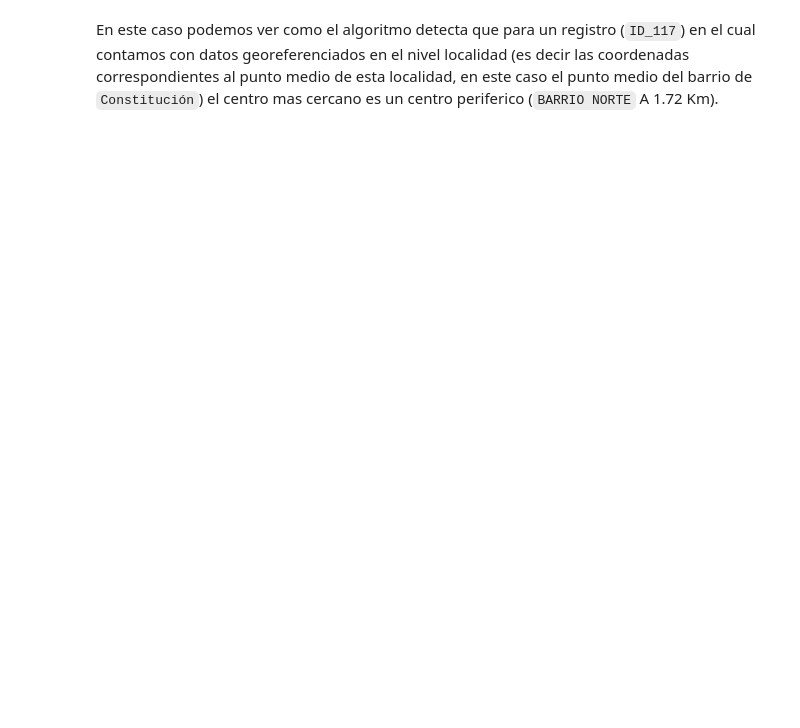
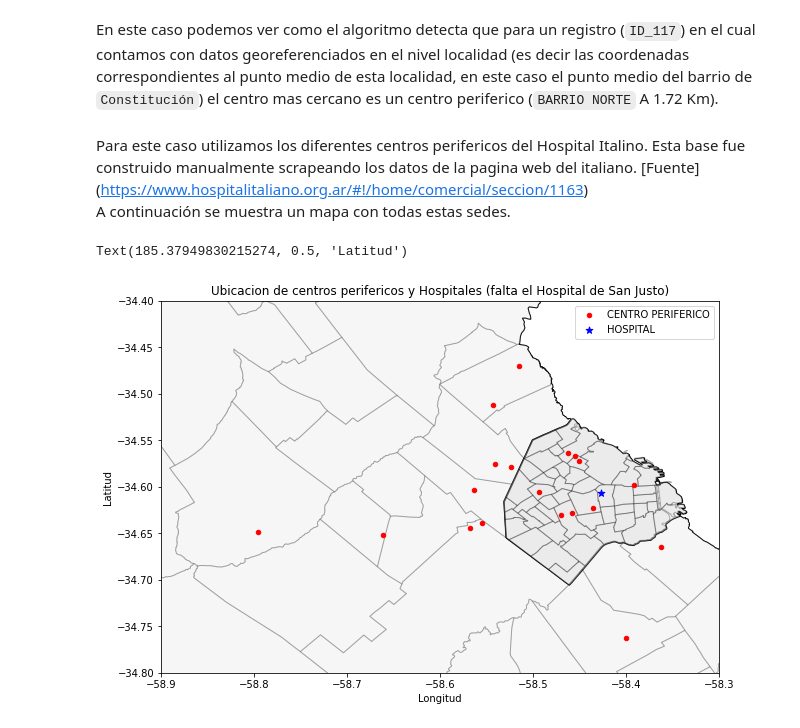
Before and after one commit to joaquinmenendez/HI_GIS, a Jupyter notebook: Informe_georeferenciamiento.ipynb, the cells around one changed output. Cells and saved outputs as stored; diff of their text form; code cells hidden in the pictures; blank space fills up the shorter version.

```diff
--- a/Informe_georeferenciamiento.ipynb
+++ b/Informe_georeferenciamiento.ipynb
@@ -119,6 +119,7 @@ PROVINCIAS = gpd.read_file('./poligonos/provincia_IGN.json') # Poligono Provinci
 capital = PROVINCIAS[PROVINCIAS.nam == 'Ciudad Autónoma de Buenos Aires']  # Poligono CABA
 comunas_capital = gpd.read_file('./poligonos/CABA_comunas.geojson')  # Poligono Comunas
 barrios_capital = gpd.read_file('./poligonos/barrios_solo_capital.geojson')  # Poligono Barrios
+municipalidades = gpd.read_file('./poligonos/municipio_IGN.json') # Poligonos municipios
 # %%
 usuario = augmented_df2.iloc[117].copy()  # Elegimos una persona al azar de Capital
 usuario['sede_mas_cercana'] = get_centroides.getMinPorTipo(usuario, sedes, tipo = ['CENTRO PERIFERICO', 'HOSPITAL'])
@@ -174,2 +178,29 @@ plt.legend()
 # %% [markdown]
 En este caso podemos ver como el algoritmo detecta que para un registro (`ID_117`) en el cual contamos con datos georeferenciados en el nivel localidad (es decir las coordenadas correspondientes al punto medio de esta localidad, en este caso el punto medio del barrio de `Constitución`) el centro mas cercano es un centro periferico (`BARRIO NORTE` A 1.72 Km).
+# %% [markdown]
+Para este caso utilizamos los diferentes centros perifericos del Hospital Italino.
+Esta base fue construido manualmente scrapeando los datos de la pagina web del italiano. [Fuente] (https://www.hospitalitaliano.org.ar/#!/home/comercial/seccion/1163) <br>
+A continuación se muestra un mapa con todas estas sedes.
+# %%
+#Crear un geoDataframe con los datos de las sedes
+sedes_geom = gpd.GeoDataFrame(sedes.copy())
+sedes_geom['geometry'] = sedes_geom.apply(lambda x: shapely.geometry.Point(x.longitud,x.latitud) , axis = 1)
+
+BSAS = PROVINCIAS[PROVINCIAS.nam == 'Buenos Aires']  # Poligono BSAS
+ax = BSAS.plot(color='white', edgecolor='black', figsize = (10,10), legend = True)  # Poligono de CABA
+ax_cap = capital.plot(color='white', ax = ax ,edgecolor='black', figsize = (10,10), legend = True)  # Poligono de CABA
+municipalidades.plot(column = None, ax = ax, alpha = 0.2, edgecolor = 'k', color= 'lightgray') # Localidades BSAS
+barrios_capital.plot(column = None, ax = ax, alpha = 0.3, edgecolor = 'k', color = 'lightgray') # Barrios de CABA
+# Printeando puntos
+sedes_geom[sedes_geom.tipo == 'CENTRO PERIFERICO'].plot(color ='red', markersize = 20, ax = ax, label = 'CENTRO PERIFERICO')
+sedes_geom[sedes_geom.tipo == 'HOSPITAL'].plot(color ='BLUE', markersize = 50, marker = '*', ax = ax, label = 'HOSPITAL')
+# Handlers
+plt.legend()
+ax.set_ylim([-34.8,-34.4])
+ax.set_xlim([-58.9, -58.3])
+plt.title('Ubicacion de centros perifericos y Hospitales (falta el Hospital de San Justo)')
+plt.xlabel("Longitud")
+plt.ylabel("Latitud")
+# %% [output]
+Text(185.37949830215274, 0.5, 'Latitud')
+[figure, added]
```
Also changed, not shown: parts of 3 cells of this notebook.
